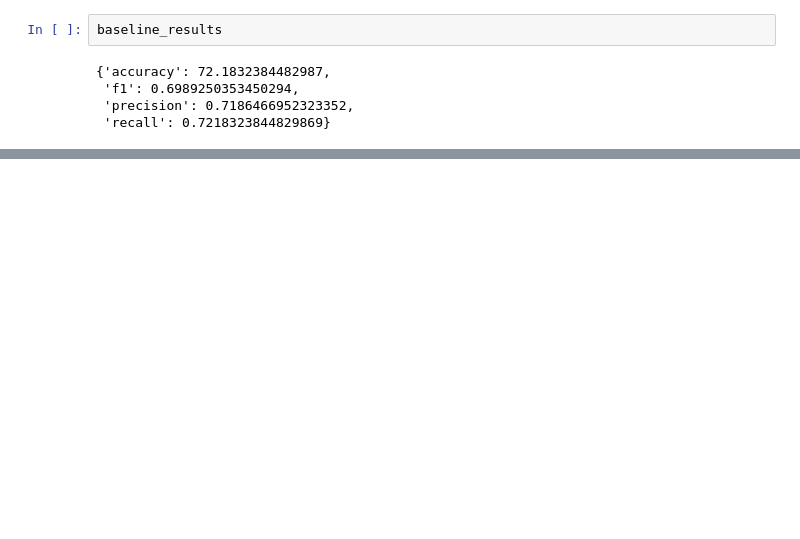
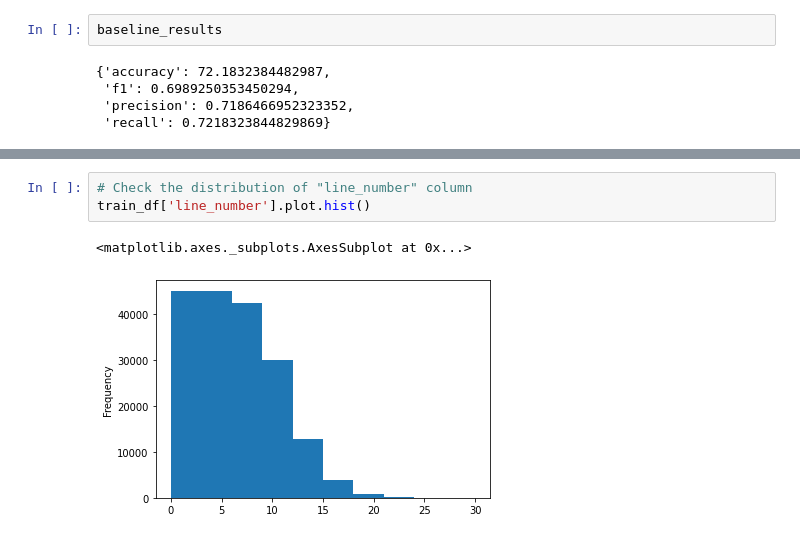
Before and after one commit to johanesPao/tensorflow_developer_certificate, a Jupyter notebook: 09_SkimLit_nlp_milestone_project_2.ipynb, the cells around one changed output, grey strips where cells are left out. Cells and saved outputs as stored; diff of their text form; blank space fills up the shorter version.

```diff
--- a/09_SkimLit_nlp_milestone_project_2.ipynb
+++ b/09_SkimLit_nlp_milestone_project_2.ipynb
@@ -1105,0 +1294,6 @@ baseline_results
+# %%
+# Check the distribution of "line_number" column
+train_df['line_number'].plot.hist()
+# %% [output]
+<matplotlib.axes._subplots.AxesSubplot at 0x...>
+[figure, added]
```
Also changed, not shown: parts of 58 cells of this notebook.
